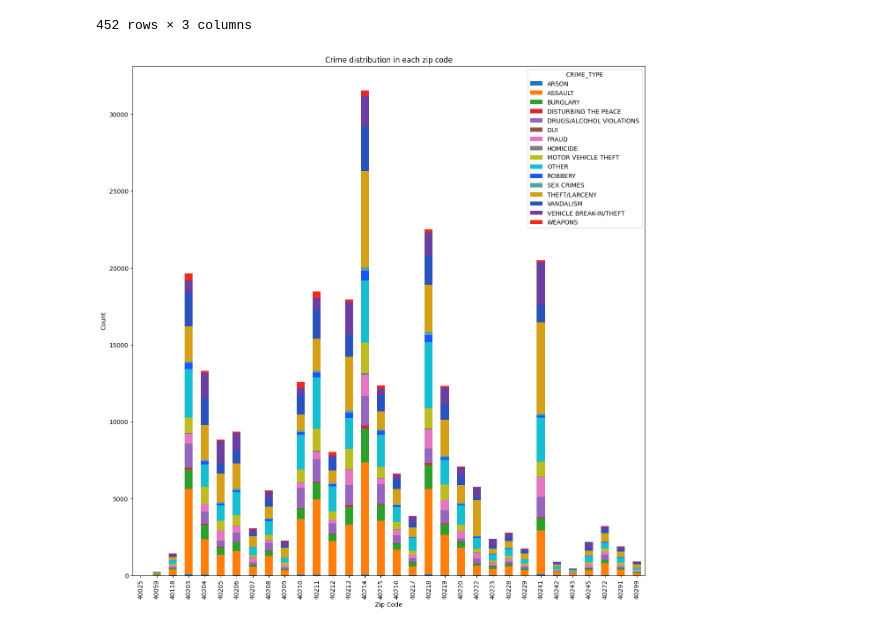
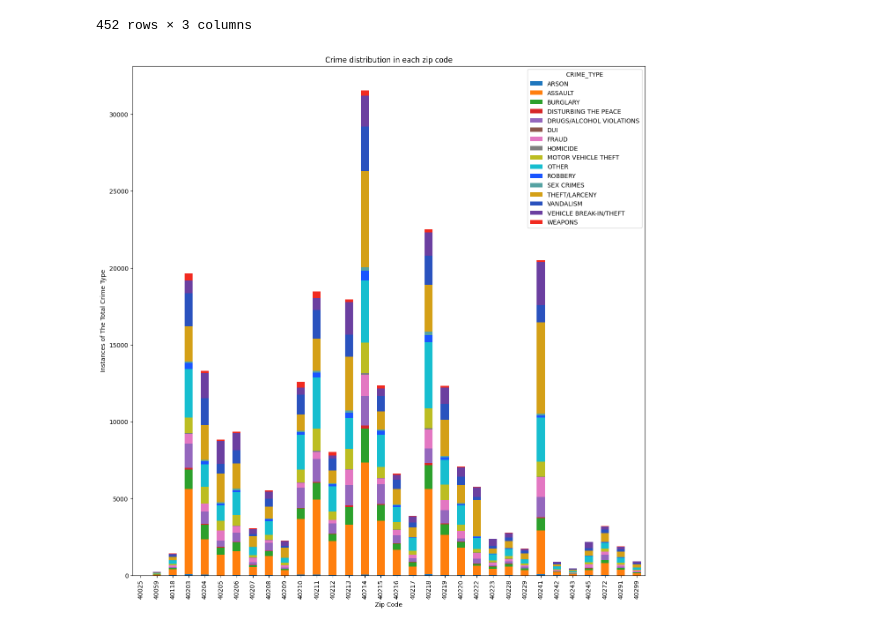
Before and after one commit to ltc870/codelouisville2023finalproject, a Jupyter notebook: finalproject.ipynb, the cells around one changed output. Saved outputs shown, nothing was run; the diff lists cells and outputs as text; code cells hidden in the pictures.

```diff
--- a/finalproject.ipynb
+++ b/finalproject.ipynb
@@ -258,15 +275,15 @@ grouped_df
 # %%
 pivot_df = grouped_df.pivot(index="ZIP_CODE", columns="CRIME_TYPE", values="COUNT")
 pivot_df.plot(kind="bar", stacked=True, figsize=(15, 15),
 color=[
   "#1f77be", "#ff7f0e", "#2ca02c", "#d62728",
   "#9467bd", "#8c564b", "#e377c2", "#7f7f7f",
   "#bcbd22", "#17becf", "#1a55FF", "#55a2a2",
   "#d4a017", "#2a52be", "#6b3fa0", "#f12a20"
   ])
 plt.title("Crime distribution in each zip code")
 plt.xlabel("Zip Code")
-plt.ylabel("Count")
+plt.ylabel("Instances of The Total Crime Type")
 plt.show()
 # %% [output]
-[figure, old version]
+[figure, new version]
```
Also changed, not shown: parts of 10 cells of this notebook.
